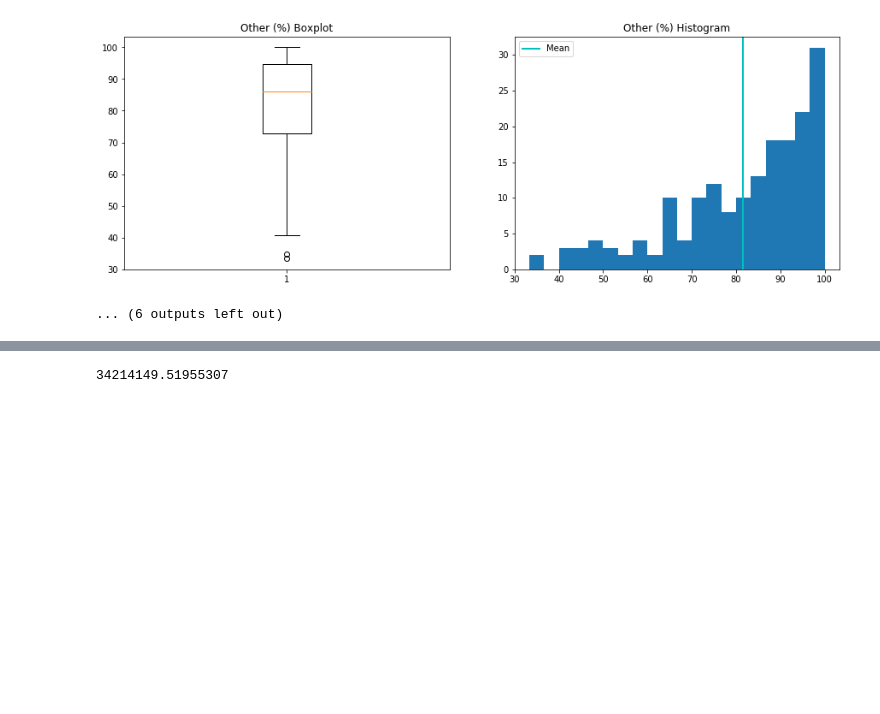
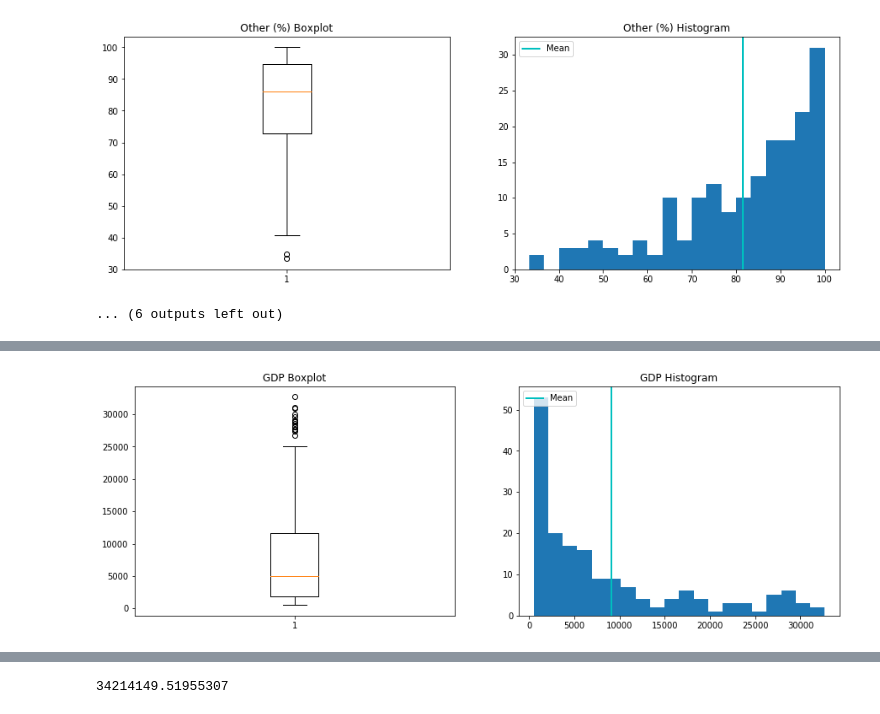
Before and after one commit to mbeckmanssf/Thinkful, a Jupyter notebook: Unit-3/Migration-Capstone.ipynb, the cells around one changed output, grey strips where cells are left out. Saved outputs shown, nothing was run; the diff lists cells and outputs as text; code cells hidden in the pictures; blank space fills up the shorter version.

```diff
--- a/Unit-3/Migration-Capstone.ipynb
+++ b/Unit-3/Migration-Capstone.ipynb
@@ -180,3 +183,21 @@ countries[countries['GDP ($ per capita)'] > 35000]
 | 22 | Bermuda | NORTHERN AMERICA | 65773.0 | 53.0 | 1241.0 | 194.34 | ... |
 | 154 | Norway | WESTERN EUROPE | 4610820.0 | 323802.0 | 14.2 | 7.77 | ... |
 | 214 | United States | NORTHERN AMERICA | 298444215.0 | 9631420.0 | 31.0 | 0.21 | ... |
+# %%
+gdp_smooth = countries[countries['GDP ($ per capita)'] < 35000]
+
+plt.figure(figsize=(15, 5))
+
+plt.subplot(1, 2, 1)
+plt.boxplot(gdp_smooth["GDP ($ per capita)"].dropna(how = 'any'))
+plt.title('GDP Boxplot')
+
+plt.subplot(1, 2, 2)
+plt.hist(gdp_smooth['GDP ($ per capita)'].dropna(how = 'any'), bins=20)
+plt.axvline(countries['GDP ($ per capita)'].mean(), color='c', linestyle='solid', linewidth=2, label="Mean")
+plt.legend(loc='upper left')
+plt.title('GDP Histogram')
+
+plt.show()
+# %% [output]
+[figure, added]
```
Also changed, not shown: parts of 21 cells of this notebook.
